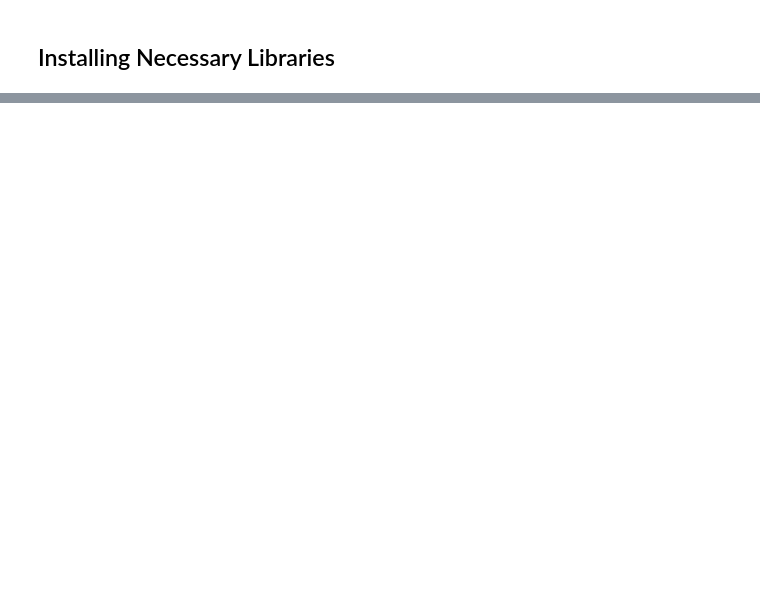
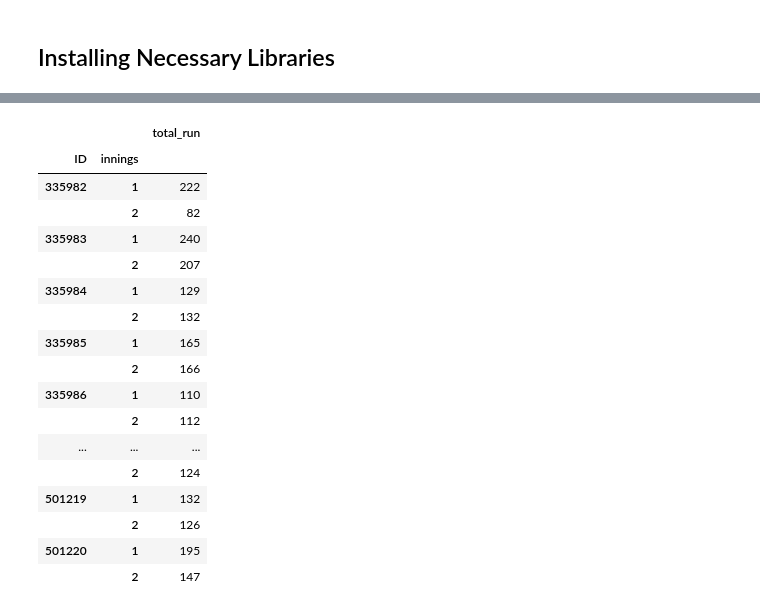
Before and after one commit to bainskarman/projects, a Jupyter notebook: IPL Winner Prediction/notebook.ipynb, the cells around one changed output, grey strips where cells are left out. Saved outputs shown, nothing was run; the diff lists cells and outputs as text; code cells hidden in the pictures; blank space fills up the shorter version.

```diff
--- a/IPL Winner Prediction/notebook.ipynb
+++ b/IPL Winner Prediction/notebook.ipynb
@@ -12,0 +172,21 @@ FileNotFoundError: [Errno 2] No such file or directory: 'bainskarman/projects/IP
+# %%
+pd.DataFrame(deliveries.groupby(['ID','innings']).sum()['total_run'])
+# %% [output]
+|  |  | total_run |
+| ID | innings |  |
+| 335982 | 1 | 222 |
+|  | 2 | 82 |
+| 335983 | 1 | 240 |
+|  | 2 | 207 |
+| 335984 | 1 | 129 |
+|  | 2 | 132 |
+| 335985 | 1 | 165 |
+|  | 2 | 166 |
+| 335986 | 1 | 110 |
+|  | 2 | 112 |
+| ... | ... | ... |
+|  | 2 | 124 |
+| 501219 | 1 | 132 |
+|  | 2 | 126 |
+| 501220 | 1 | 195 |
+|  | 2 | 147 |
```
Also changed, not shown: parts of 6 cells of this notebook, 2 other files.
